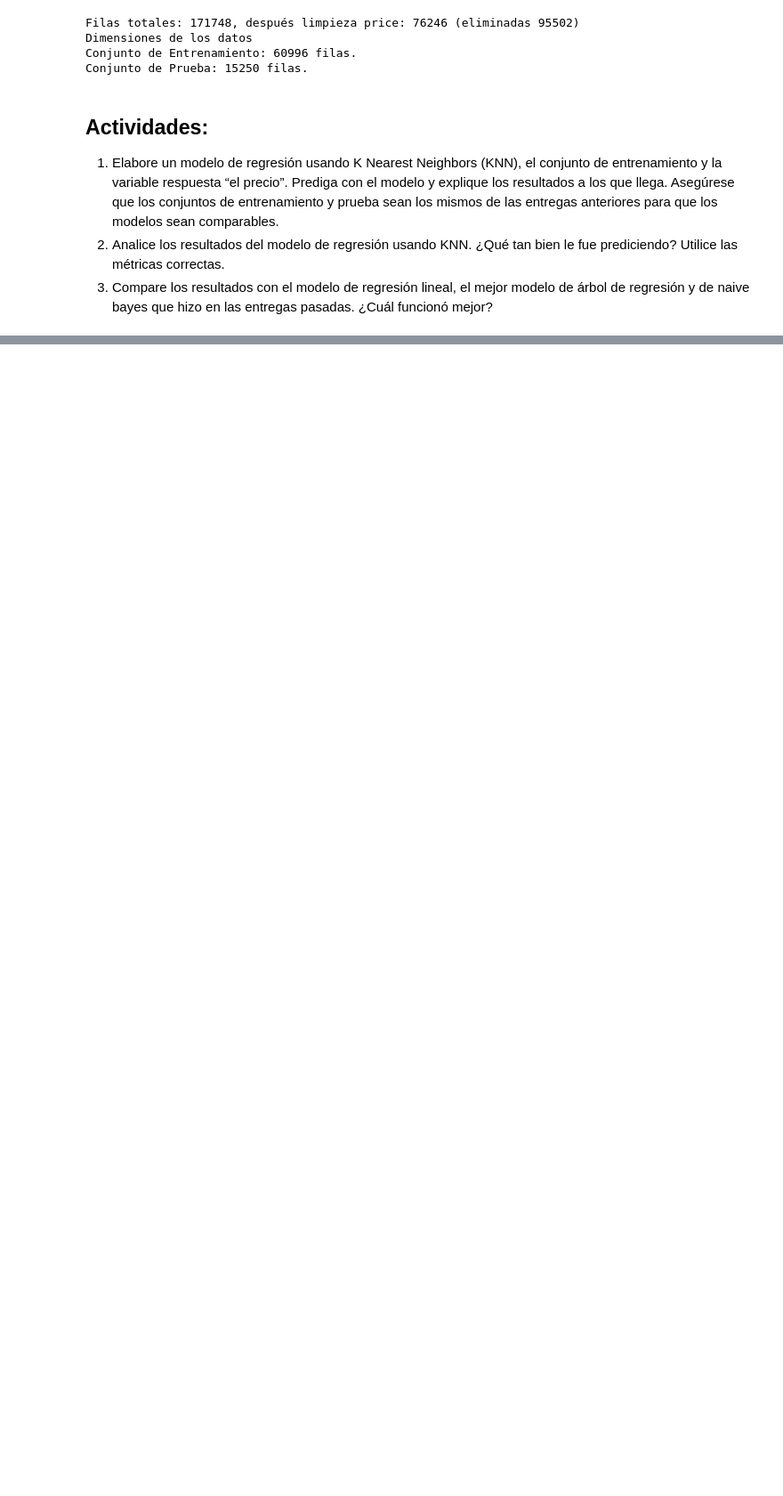
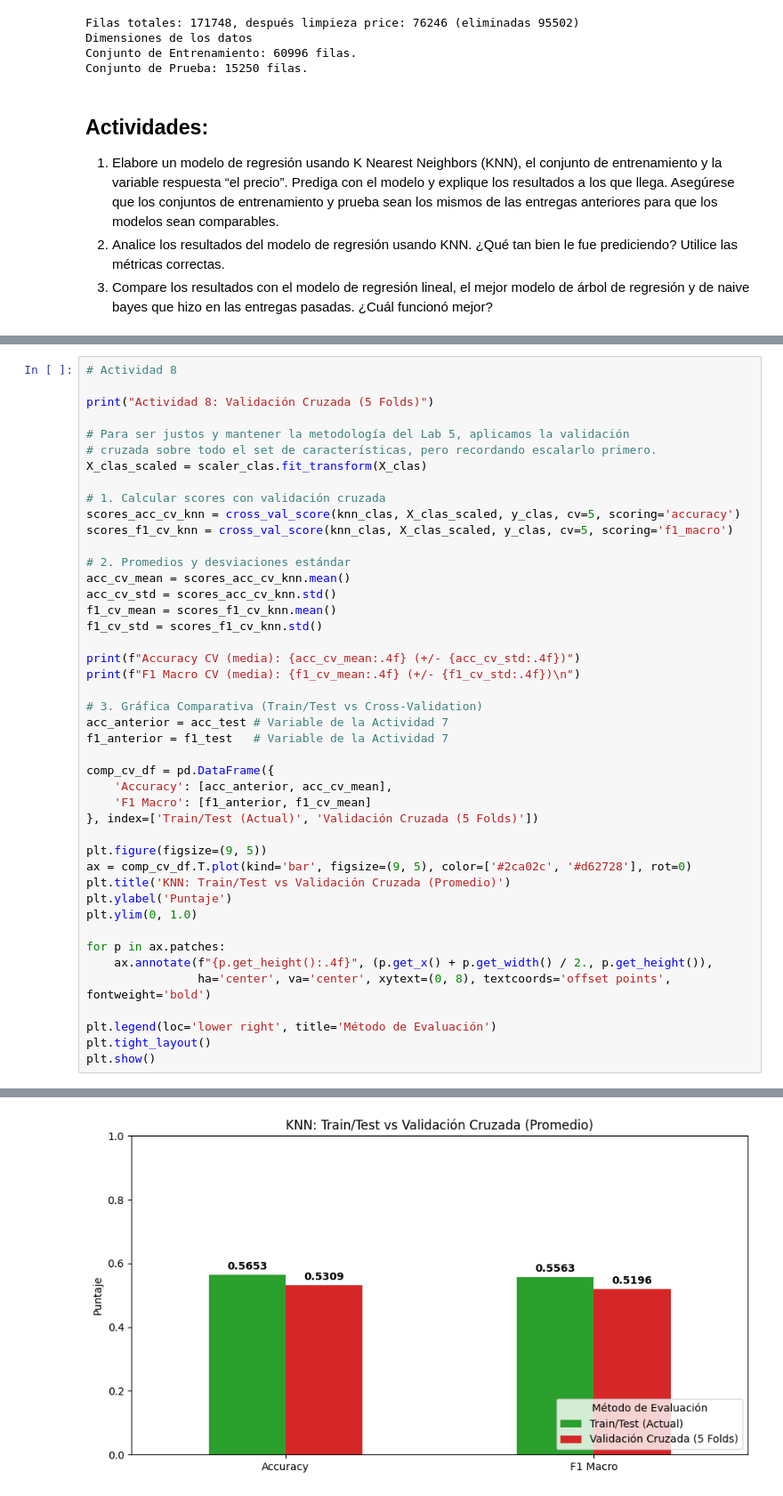
Before and after one commit to yosemm/Laboratorio6_Mineria, a Jupyter notebook: AnalisisLab6.ipynb, the cells around one changed output, grey strips where cells are left out. Shown at 89% size. Cells and saved outputs as stored; diff of their text form; blank space fills up the shorter version.

```diff
--- a/AnalisisLab6.ipynb
+++ b/AnalisisLab6.ipynb
@@ -590,0 +529,45 @@ En conclusión, **el modelo con validación cruzada funcionó mejor** que el mod
+# %%
+# Actividad 8
+
+print("Actividad 8: Validación Cruzada (5 Folds)")
+
+# Para ser justos y mantener la metodología del Lab 5, aplicamos la validación
+# cruzada sobre todo el set de características, pero recordando escalarlo primero.
+X_clas_scaled = scaler_clas.fit_transform(X_clas)
+
+# 1. Calcular scores con validación cruzada
+scores_acc_cv_knn = cross_val_score(knn_clas, X_clas_scaled, y_clas, cv=5, scoring='accuracy')
+scores_f1_cv_knn = cross_val_score(knn_clas, X_clas_scaled, y_clas, cv=5, scoring='f1_macro')
+
+# 2. Promedios y desviaciones estándar
+acc_cv_mean = scores_acc_cv_knn.mean()
+acc_cv_std = scores_acc_cv_knn.std()
+f1_cv_mean = scores_f1_cv_knn.mean()
+f1_cv_std = scores_f1_cv_knn.std()
+
+print(f"Accuracy CV (media): {acc_cv_mean:.4f} (+/- {acc_cv_std:.4f})")
+print(f"F1 Macro CV (media): {f1_cv_mean:.4f} (+/- {f1_cv_std:.4f})\n")
+
+# 3. Gráfica Comparativa (Train/Test vs Cross-Validation)
+acc_anterior = acc_test # Variable de la Actividad 7
+f1_anterior = f1_test   # Variable de la Actividad 7
+
+comp_cv_df = pd.DataFrame({
+    'Accuracy': [acc_anterior, acc_cv_mean],
+    'F1 Macro': [f1_anterior, f1_cv_mean]
+}, index=['Train/Test (Actual)', 'Validación Cruzada (5 Folds)'])
+
+plt.figure(figsize=(9, 5))
+ax = comp_cv_df.T.plot(kind='bar', figsize=(9, 5), color=['#2ca02c', '#d62728'], rot=0)
+plt.title('KNN: Train/Test vs Validación Cruzada (Promedio)')
+plt.ylabel('Puntaje')
+plt.ylim(0, 1.0)
+
+for p in ax.patches:
+    ax.annotate(f"{p.get_height():.4f}", (p.get_x() + p.get_width() / 2., p.get_height()),
+                ha='center', va='center', xytext=(0, 8), textcoords='offset points', fontweight='bold')
+
+plt.legend(loc='lower right', title='Método de Evaluación')
+plt.tight_layout()
+plt.show()
+# %% [output]
@@ -590,0 +578 @@ En conclusión, **el modelo con validación cruzada funcionó mejor** que el mod
+[figure, added]
```
Also changed, not shown: parts of 32 cells of this notebook.
